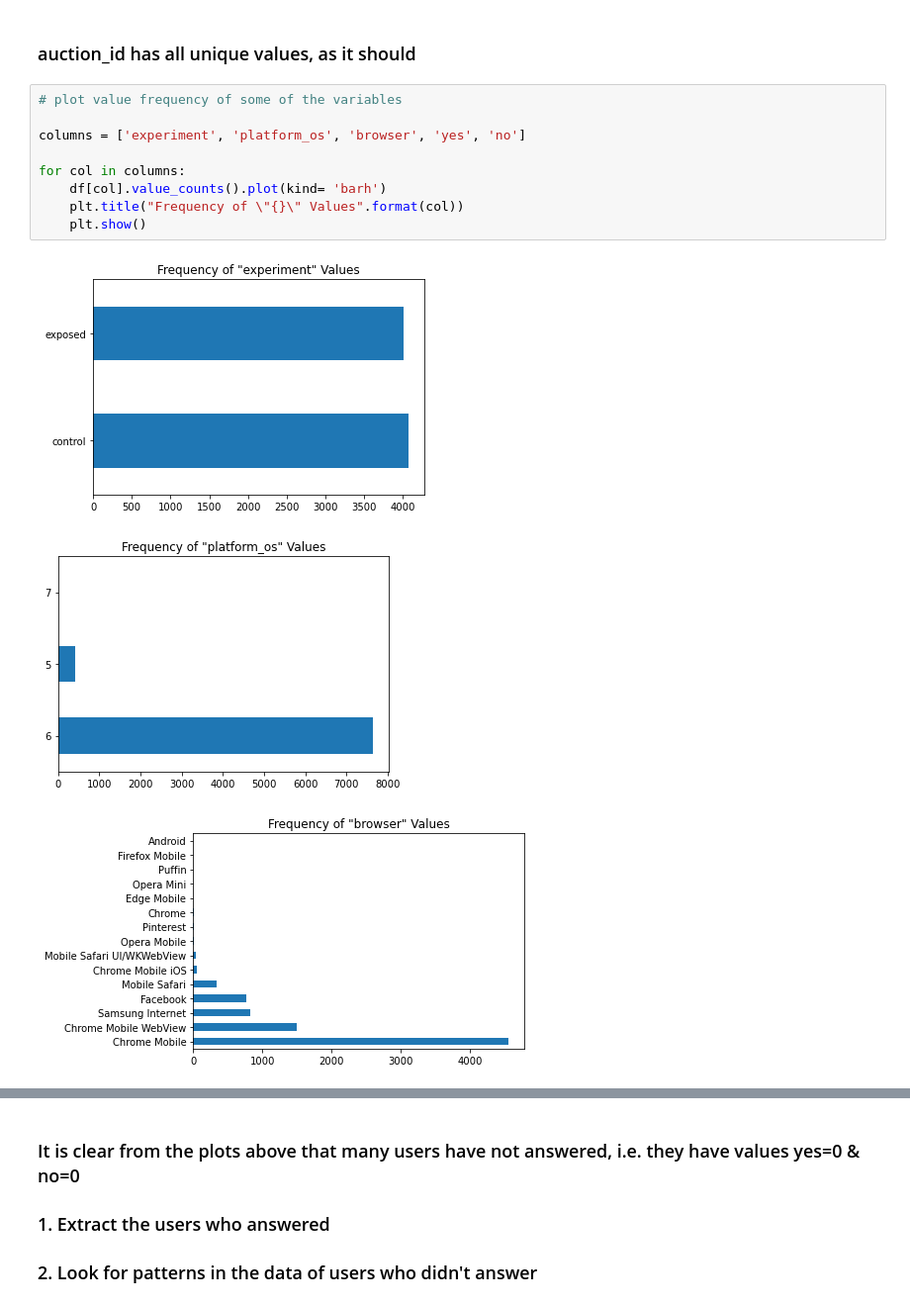
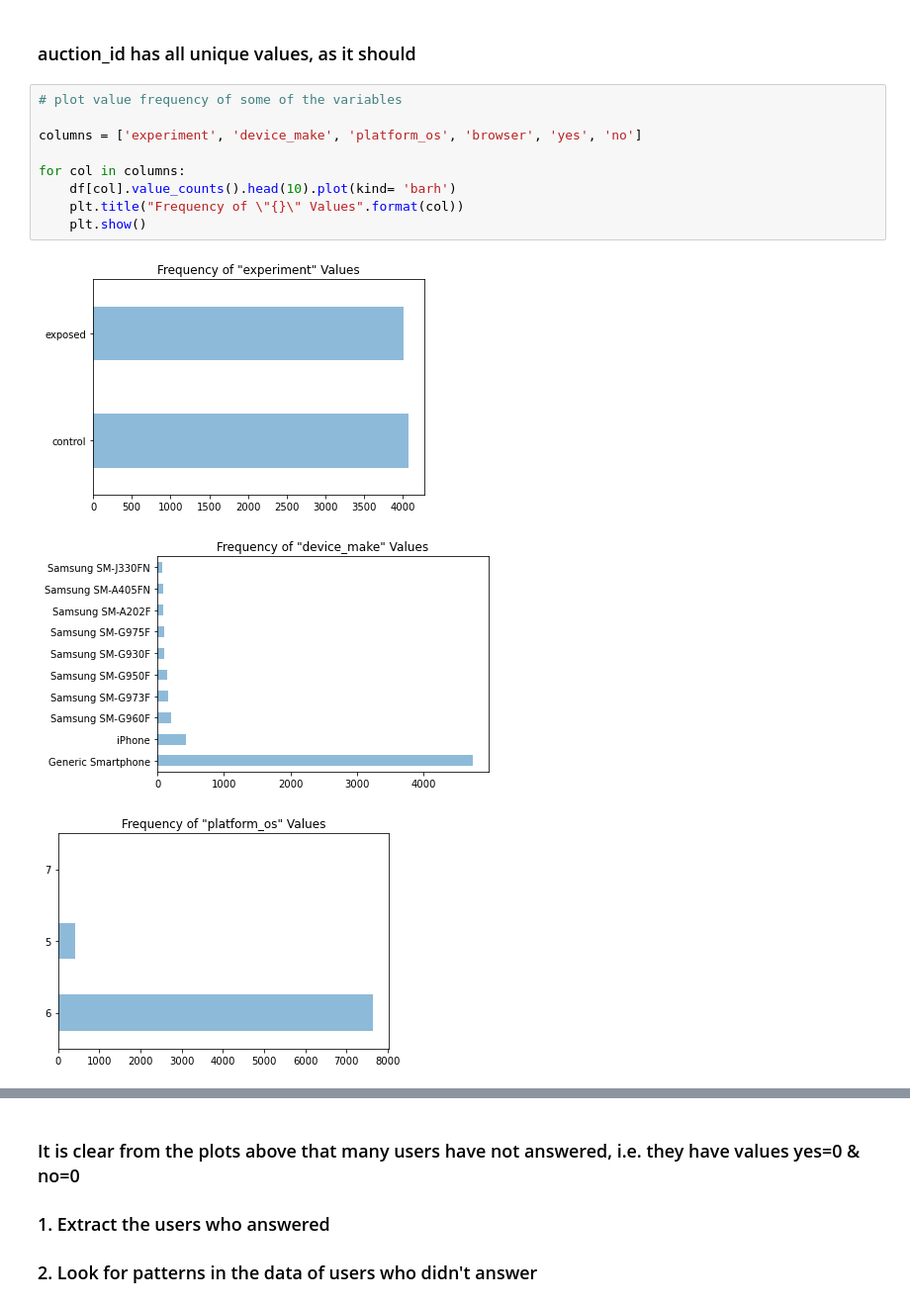
Before and after one commit to YasabnehT/A-B-Hypothesis-Testing, a Jupyter notebook: notebooks/data_cleaning.ipynb, the cells around one changed output, grey strips where cells are left out. Shown at 99% size. Cells and saved outputs as stored; diff of their text form.

```diff
--- a/notebooks/data_cleaning.ipynb
+++ b/notebooks/data_cleaning.ipynb
@@ -60,13 +60,13 @@ no has 2 unique values
 # %%
 # plot value frequency of some of the variables
 
-columns = ['experiment', 'platform_os', 'browser', 'yes', 'no']
+columns = ['experiment', 'device_make', 'platform_os', 'browser', 'yes', 'no']
 
 for col in columns:
-    df[col].value_counts().plot(kind= 'barh')
+    df[col].value_counts().head(10).plot(kind= 'barh')
     plt.title("Frequency of \"{}\" Values".format(col))
     plt.show()
 # %% [output]
-[figure, old version]
+[figure, new version]
-[figure, old version]
+[figure, new version]
-[figure, old version]
+[figure, new version]
```
Also changed, not shown: parts of 3 cells of this notebook.
